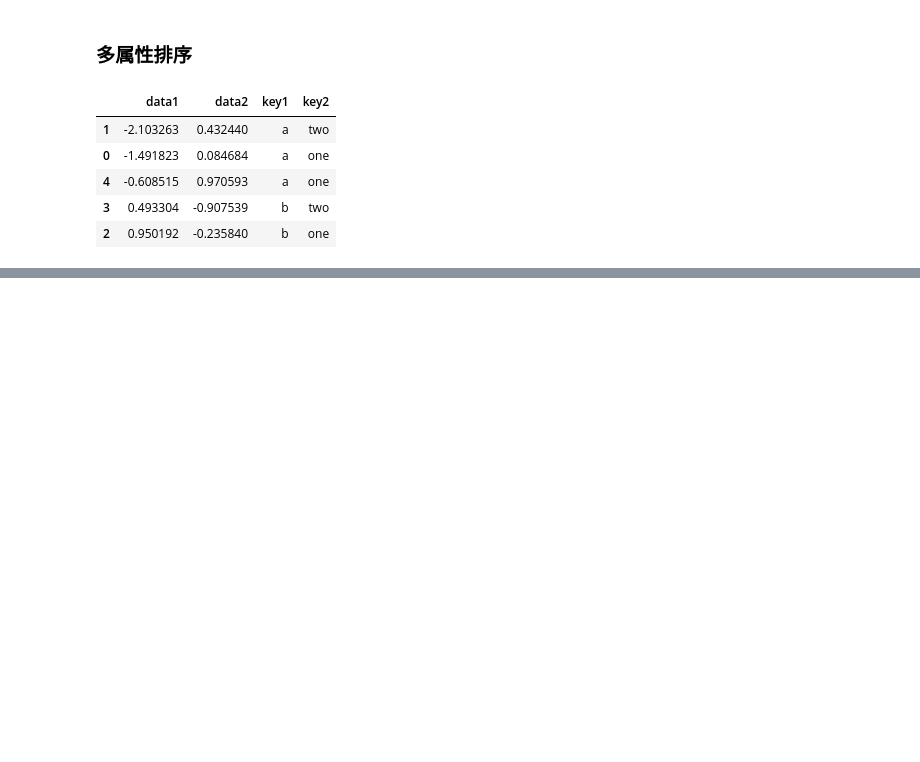
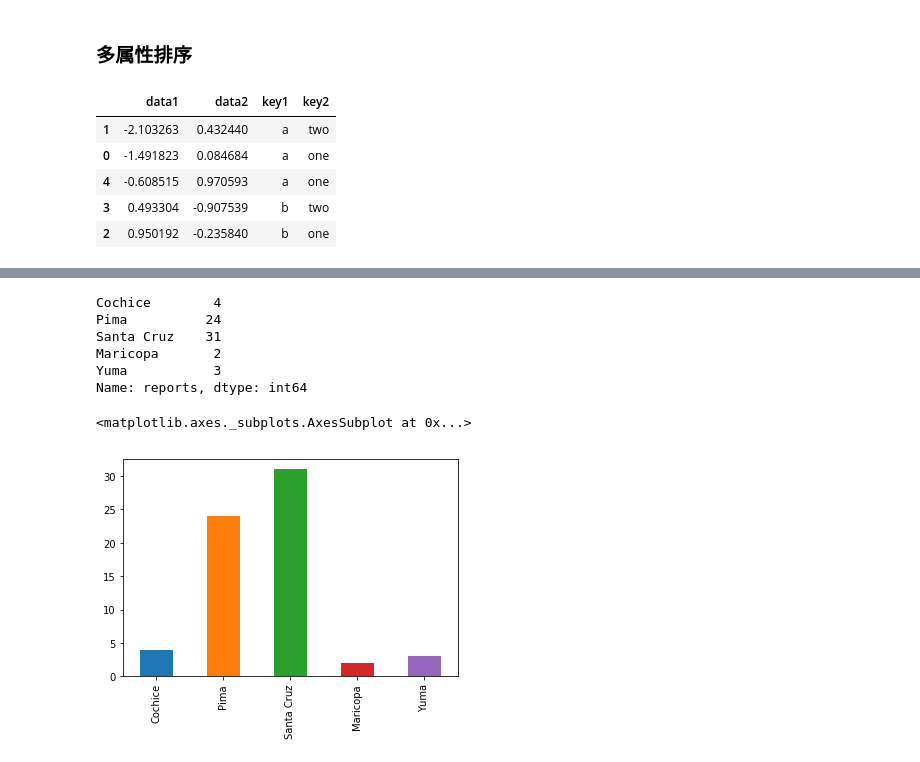
Before and after one commit to appke/Los-House-Prices, a Jupyter notebook: 02.Pandas操作快查表.ipynb, the cells around one changed output, grey strips where cells are left out. Drawn from its saved outputs; the diff is of its cells as text; code cells hidden in the pictures; blank space fills up the shorter version.

```diff
--- a/02.Pandas操作快查表.ipynb
+++ b/02.Pandas操作快查表.ipynb
@@ -287,0 +476,7 @@ df2.sort_values(by=['key2'], ascending=False) # 整张表按某1列的数值进
+# %%
+# 发表论文篇数
+data3 = {'name': ['Jason', 'Molly', 'Tina', 'Jake', 'Amy'],
+        'year': [2012, 2012, 2013, 2014, 2014],
+        'reports': [4, 24, 31, 2, 3]}
+df3 = pd.DataFrame(data3, index = ['Cochice', 'Pima', 'Santa Cruz', 'Maricopa', 'Yuma'])
+df3
@@ -287,0 +490,14 @@ df2.sort_values(by=['key2'], ascending=False) # 整张表按某1列的数值进
+# %%
+df3['reports']
+# %% [output]
+Cochice        4
+Pima          24
+Santa Cruz    31
+Maricopa       2
+Yuma           3
+Name: reports, dtype: int64
+# %%
+df3['reports'].plot.bar()
+# %% [output]
+<matplotlib.axes._subplots.AxesSubplot at 0x...>
+[figure, added]
```
Also changed, not shown: parts of 71 cells of this notebook.
